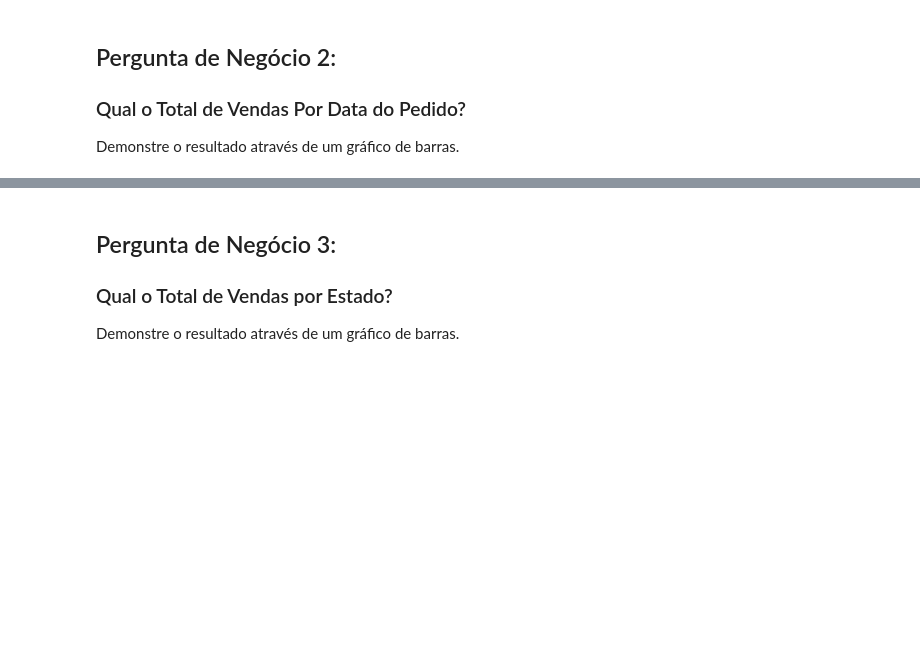
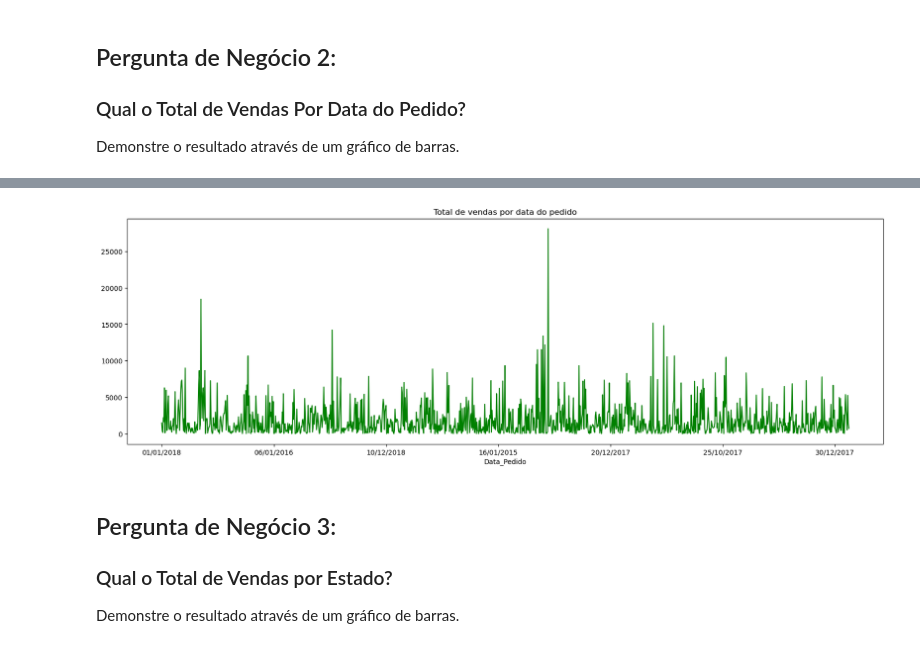
Before and after one commit to tiago17santos/analise-explotatoria-python, a Jupyter notebook: Projeto2-Perguntas.ipynb, the cells around one changed output, grey strips where cells are left out. Saved outputs shown, nothing was run; the diff lists cells and outputs as text; code cells hidden in the pictures; blank space fills up the shorter version.

```diff
--- a/Projeto2-Perguntas.ipynb
+++ b/Projeto2-Perguntas.ipynb
@@ -137,5 +138,5 @@ Name: Cidade, dtype: object
 
 Demonstre o resultado através de um gráfico de barras.
 # %%
-df1 = df_dsa.groupby('Data_Pedido')['Valor_Venda'].sum()
-#df1.plot.bar()
+df_date = df_dsa.groupby('Data_Pedido')['Valor_Venda'].sum()
+df_date.head()
@@ -142,3 +151,10 @@ df1 = df_dsa.groupby('Data_Pedido')['Valor_Venda'].sum()
+# %%
+plt.figure(figsize = (20,6))
+df_date.plot(x='Data_Pedido', y='Valor_Venda', color='green')
+plt.title('Total de vendas por data do pedido')
+plt.show()
+# %% [output]
+[figure, added]
 # %% [markdown]
 ## Pergunta de Negócio 3:
 
```
Also changed, not shown: parts of 4 cells of this notebook.
